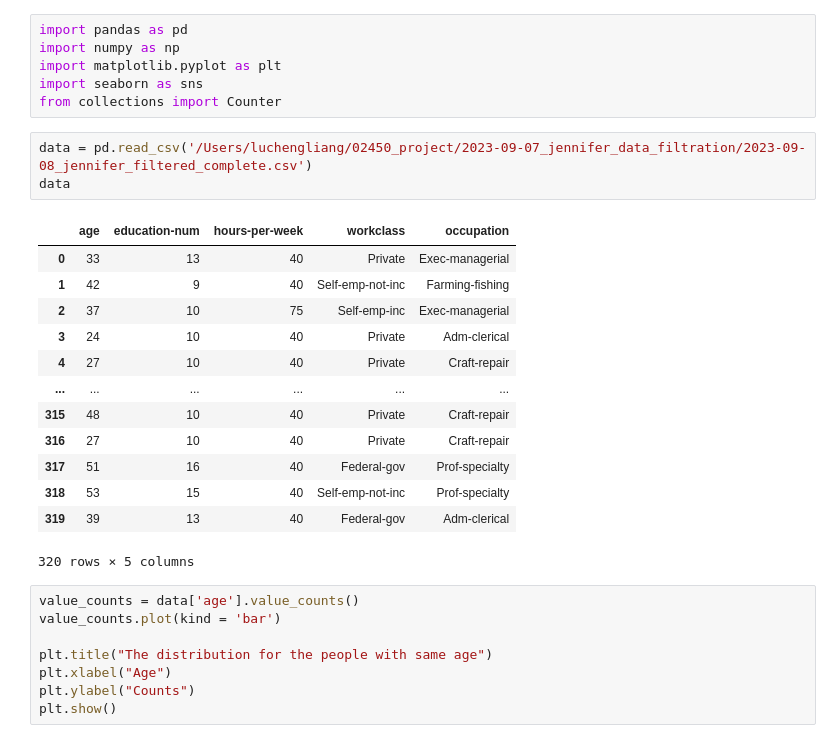
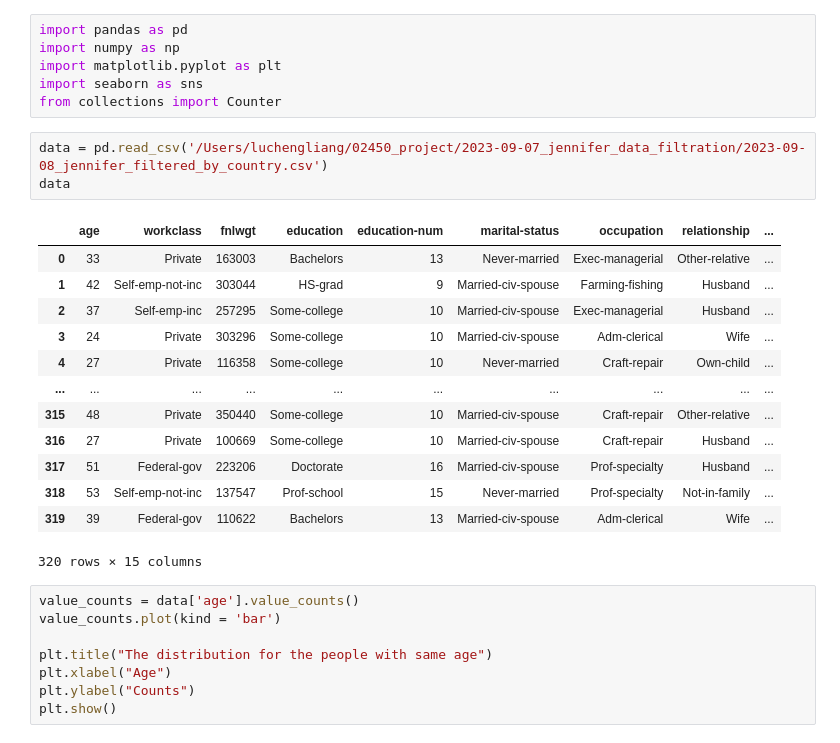
Before and after one commit to s214680/02450_project, a Jupyter notebook: 2023-09-11_james_Analysis_of_dataset/test.ipynb, the cells around one changed output. Drawn from its saved outputs; the diff is of its cells as text.

```diff
--- a/2023-09-11_james_Analysis_of_dataset/test.ipynb
+++ b/2023-09-11_james_Analysis_of_dataset/test.ipynb
@@ -5,22 +5,22 @@ import matplotlib.pyplot as plt
 import seaborn as sns
 from collections import Counter
 # %%
-data = pd.read_csv('/Users/luchengliang/02450_project/2023-09-07_jennifer_data_filtration/2023-09-08_jennifer_filtered_complete.csv')
+data = pd.read_csv('/Users/luchengliang/02450_project/2023-09-07_jennifer_data_filtration/2023-09-08_jennifer_filtered_by_country.csv')
 data
 # %% [output]
-|  | age | education-num | hours-per-week | workclass | occupation |
-| 0 | 33 | 13 | 40 | Private | Exec-managerial |
-| 1 | 42 | 9 | 40 | Self-emp-not-inc | Farming-fishing |
-| 2 | 37 | 10 | 75 | Self-emp-inc | Exec-managerial |
-| 3 | 24 | 10 | 40 | Private | Adm-clerical |
-| 4 | 27 | 10 | 40 | Private | Craft-repair |
-| ... | ... | ... | ... | ... | ... |
-| 315 | 48 | 10 | 40 | Private | Craft-repair |
-| 316 | 27 | 10 | 40 | Private | Craft-repair |
-| 317 | 51 | 16 | 40 | Federal-gov | Prof-specialty |
-| 318 | 53 | 15 | 40 | Self-emp-not-inc | Prof-specialty |
-| 319 | 39 | 13 | 40 | Federal-gov | Adm-clerical |
+|  | age | workclass | fnlwgt | education | education-num | marital-status | occupation | relationship | ... |
+| 0 | 33 | Private | 163003 | Bachelors | 13 | Never-married | Exec-managerial | Other-relative | ... |
+| 1 | 42 | Self-emp-not-inc | 303044 | HS-grad | 9 | Married-civ-spouse | Farming-fishing | Husband | ... |
+| 2 | 37 | Self-emp-inc | 257295 | Some-college | 10 | Married-civ-spouse | Exec-managerial | Husband | ... |
+| 3 | 24 | Private | 303296 | Some-college | 10 | Married-civ-spouse | Adm-clerical | Wife | ... |
+| 4 | 27 | Private | 116358 | Some-college | 10 | Never-married | Craft-repair | Own-child | ... |
+| ... | ... | ... | ... | ... | ... | ... | ... | ... | ... |
+| 315 | 48 | Private | 350440 | Some-college | 10 | Married-civ-spouse | Craft-repair | Other-relative | ... |
+| 316 | 27 | Private | 100669 | Some-college | 10 | Married-civ-spouse | Craft-repair | Husband | ... |
+| 317 | 51 | Federal-gov | 223206 | Doctorate | 16 | Married-civ-spouse | Prof-specialty | Husband | ... |
+| 318 | 53 | Self-emp-not-inc | 137547 | Prof-school | 15 | Never-married | Prof-specialty | Not-in-family | ... |
+| 319 | 39 | Federal-gov | 110622 | Bachelors | 13 | Married-civ-spouse | Adm-clerical | Wife | ... |
-320 rows × 5 columns
+320 rows × 15 columns
 # %%
 value_counts = data['age'].value_counts()
 value_counts.plot(kind = 'bar')
```
Also changed, not shown: 1 other file.
